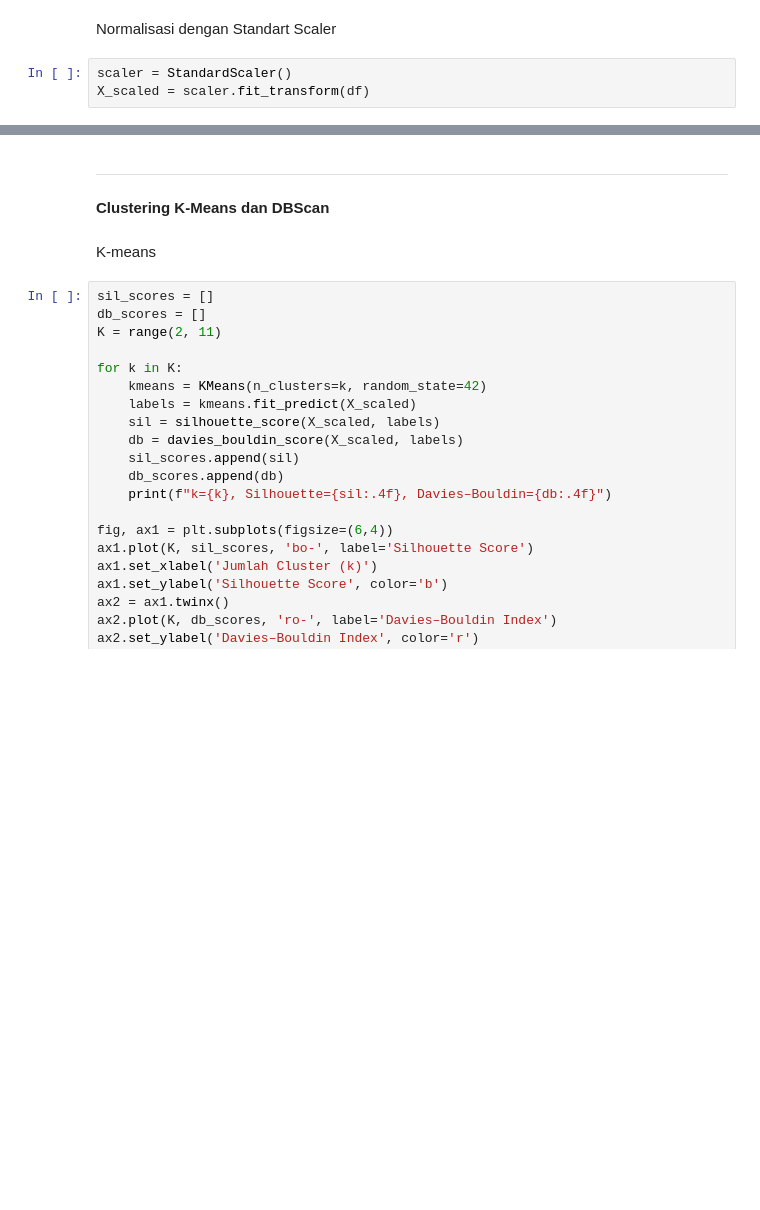
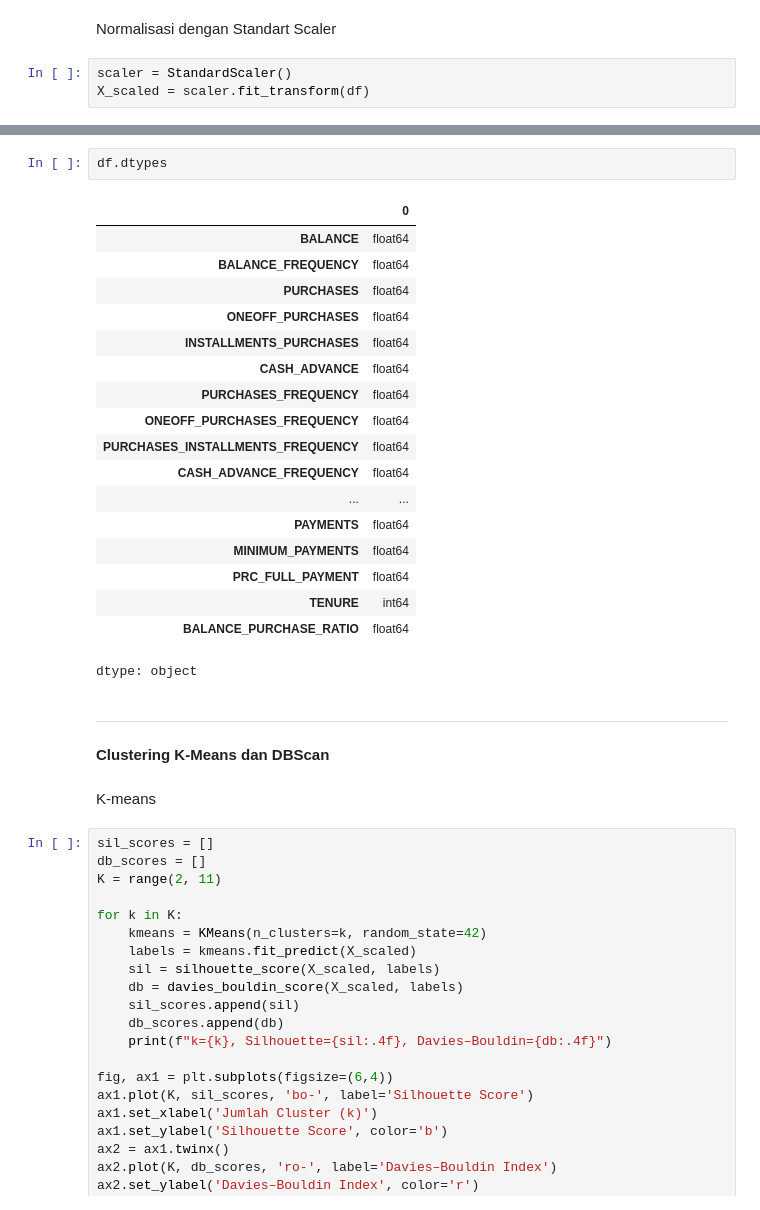
Before and after one commit to Raudhil/Machine-Learning-2025, a Jupyter notebook: UTS/UTS_2341720164_RAUDHIL_FIRDAUS_NAUFAL.ipynb, the cells around one changed output, grey strips where cells are left out. Saved outputs shown, nothing was run; the diff lists cells and outputs as text; blank space fills up the shorter version.

```diff
--- a/UTS/UTS_2341720164_RAUDHIL_FIRDAUS_NAUFAL.ipynb
+++ b/UTS/UTS_2341720164_RAUDHIL_FIRDAUS_NAUFAL.ipynb
@@ -236,6 +246,27 @@ df.head()
 | 2 | 2495.148862 | 1.000000 | 773.17 | 773.17 | 0.0 | 0.000000 | ... |
 | 3 | 1666.670542 | 0.636364 | 1499.00 | 1499.00 | 0.0 | 205.788017 | ... |
 | 4 | 817.714335 | 1.000000 | 16.00 | 16.00 | 0.0 | 0.000000 | ... |
+# %%
+df.dtypes
+# %% [output]
+|  | 0 |
+| BALANCE | float64 |
+| BALANCE_FREQUENCY | float64 |
+| PURCHASES | float64 |
+| ONEOFF_PURCHASES | float64 |
+| INSTALLMENTS_PURCHASES | float64 |
+| CASH_ADVANCE | float64 |
+| PURCHASES_FREQUENCY | float64 |
+| ONEOFF_PURCHASES_FREQUENCY | float64 |
+| PURCHASES_INSTALLMENTS_FREQUENCY | float64 |
+| CASH_ADVANCE_FREQUENCY | float64 |
+| ... | ... |
+| PAYMENTS | float64 |
+| MINIMUM_PAYMENTS | float64 |
+| PRC_FULL_PAYMENT | float64 |
+| TENURE | int64 |
+| BALANCE_PURCHASE_RATIO | float64 |
+dtype: object
 # %% [markdown]
 ---
 # %% [markdown]
```
Also changed, not shown: parts of 4 cells of this notebook.
